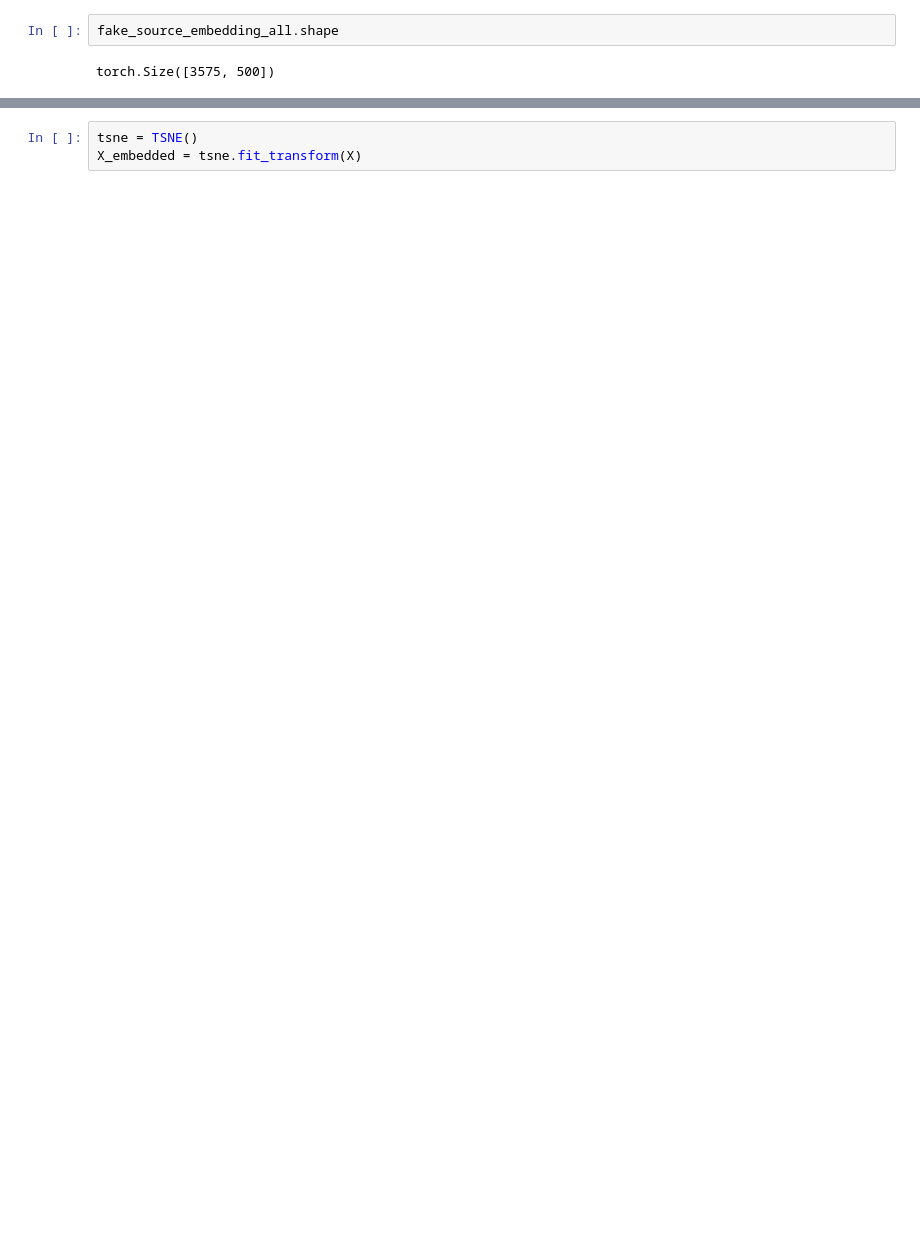
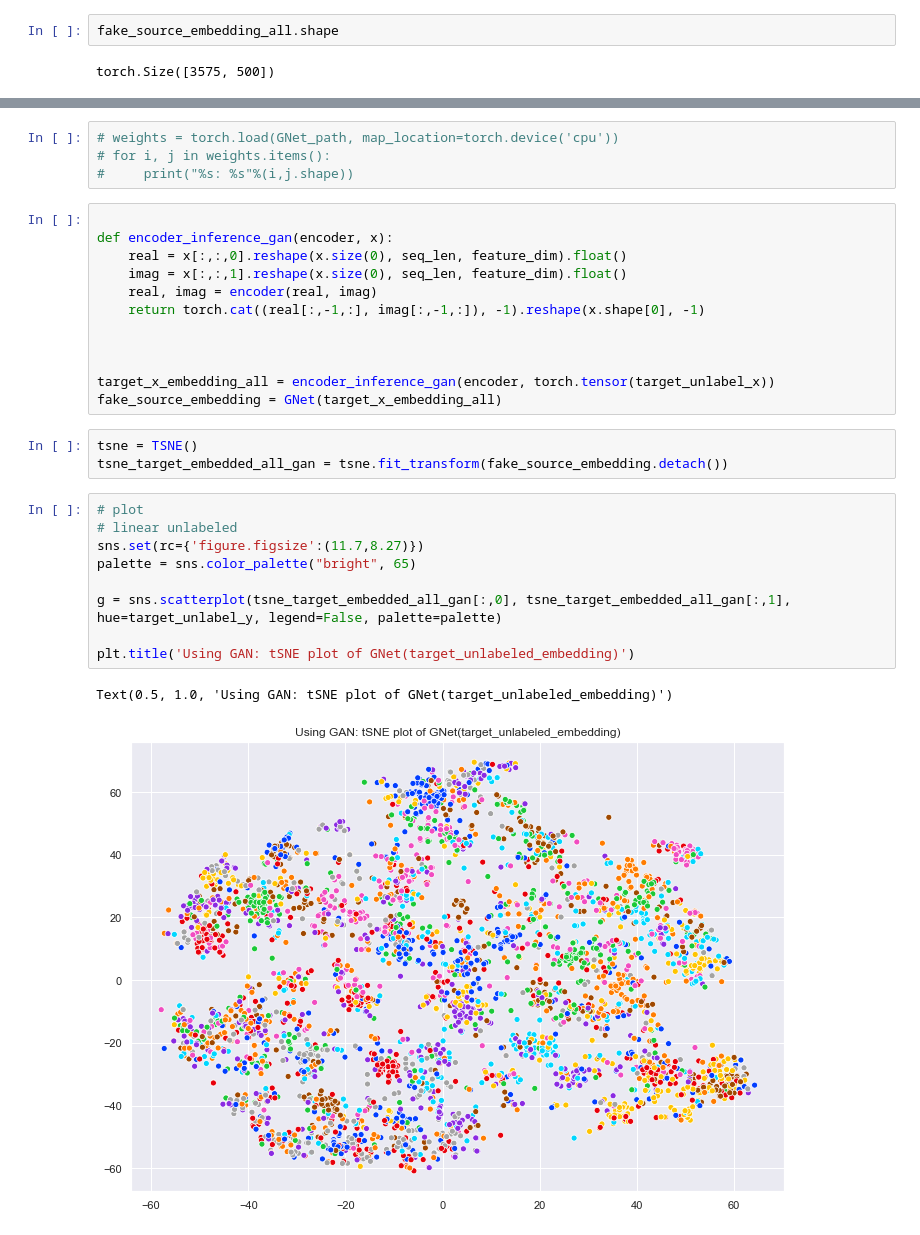
Before and after one commit to stevenliu000/time-series-domain-adaptation, a Jupyter notebook: visualization/visual_stepb_linear.ipynb, the cells around one changed output, grey strips where cells are left out. Cells and saved outputs as stored; diff of their text form; blank space fills up the shorter version.

```diff
--- a/visualization/visual_stepb_linear.ipynb
+++ b/visualization/visual_stepb_linear.ipynb
@@ -251,3 +407,31 @@ torch.Size([3575, 500])
+# %%
+# weights = torch.load(GNet_path, map_location=torch.device('cpu'))
+# for i, j in weights.items():
+#     print("%s: %s"%(i,j.shape))
+# %%
+
+def encoder_inference_gan(encoder, x):
+    real = x[:,:,0].reshape(x.size(0), seq_len, feature_dim).float()
+    imag = x[:,:,1].reshape(x.size(0), seq_len, feature_dim).float()
+    real, imag = encoder(real, imag)
+    return torch.cat((real[:,-1,:], imag[:,-1,:]), -1).reshape(x.shape[0], -1)
+
+
+
+target_x_embedding_all = encoder_inference_gan(encoder, torch.tensor(target_unlabel_x))
+fake_source_embedding = GNet(target_x_embedding_all)
 # %%
 tsne = TSNE()
-X_embedded = tsne.fit_transform(X)
+tsne_target_embedded_all_gan = tsne.fit_transform(fake_source_embedding.detach())
+# %%
+# plot
+# linear unlabeled
+sns.set(rc={'figure.figsize':(11.7,8.27)})
+palette = sns.color_palette("bright", 65)
+
+g = sns.scatterplot(tsne_target_embedded_all_gan[:,0], tsne_target_embedded_all_gan[:,1], hue=target_unlabel_y, legend=False, palette=palette)
+
+plt.title('Using GAN: tSNE plot of GNet(target_unlabeled_embedding)')
+# %% [output]
+Text(0.5, 1.0, 'Using GAN: tSNE plot of GNet(target_unlabeled_embedding)')
+[figure, added]
```
Also changed, not shown: parts of 41 cells of this notebook, 9 other files.
